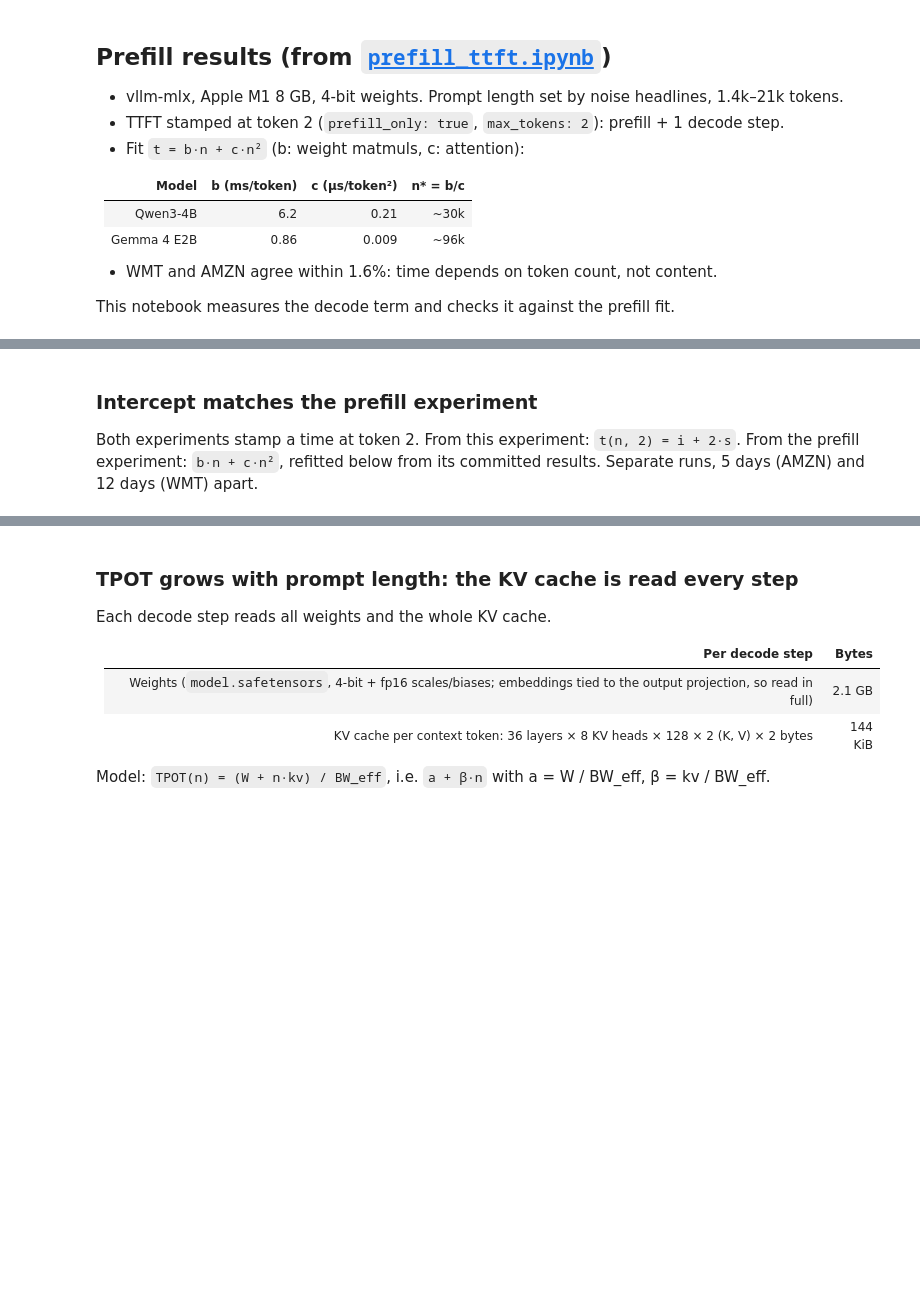
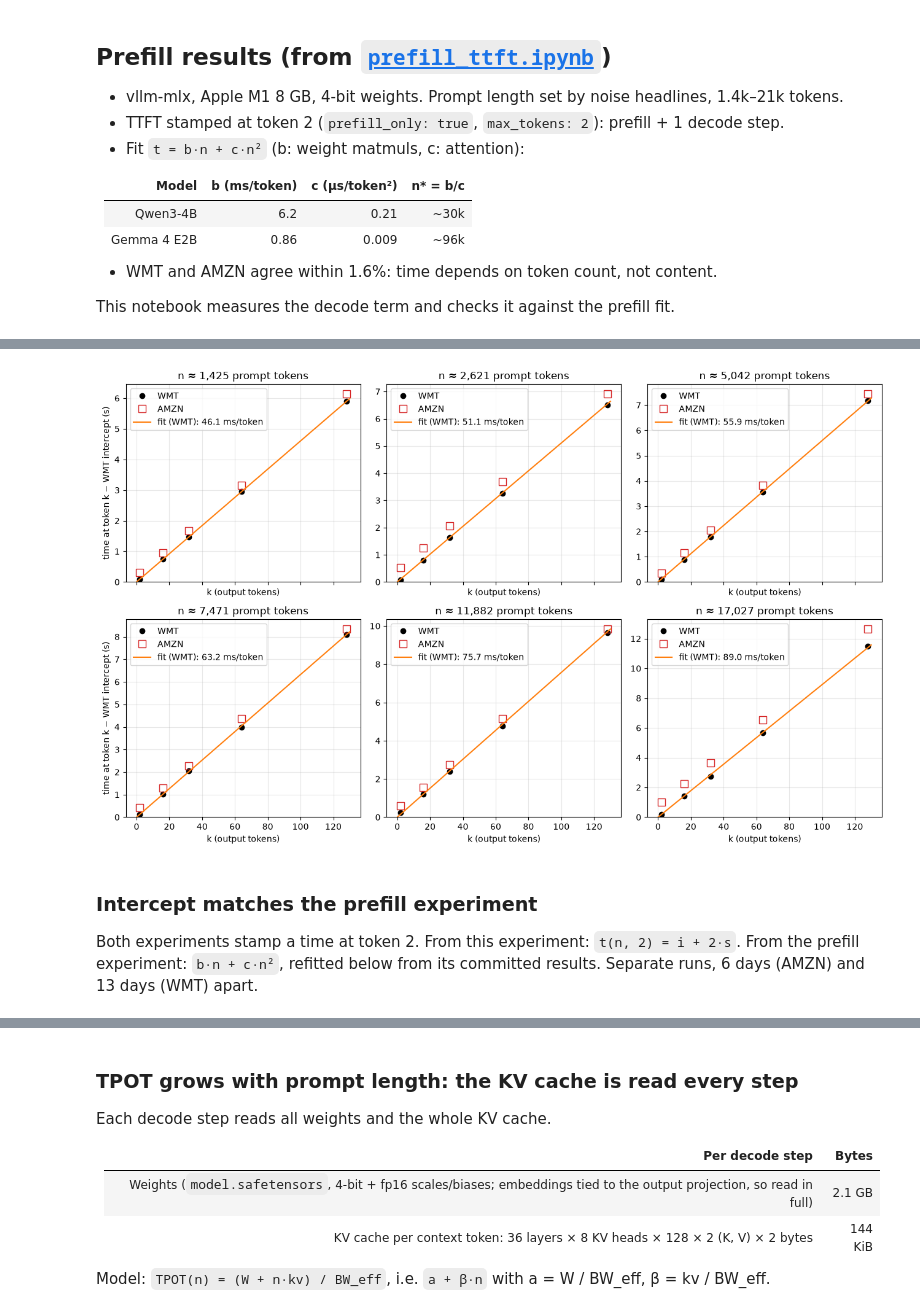
Before and after one commit to scalezen/vllm-market-agent, a Jupyter notebook: benchmarks/decode_tpot.ipynb, the cells around one changed output, grey strips where cells are left out. Drawn from its saved outputs; the diff is of its cells as text; code cells hidden in the pictures; blank space fills up the shorter version.

```diff
--- a/benchmarks/decode_tpot.ipynb
+++ b/benchmarks/decode_tpot.ipynb
@@ -62,7 +65,8 @@ import matplotlib.pyplot as plt
 import numpy as np
 import pandas as pd
 
-RUNS = {"WMT": "results/tpot-decode-baseline-qwen3-wmt.csv", "AMZN": "results/tpot-decode-baseline-qwen3-amzn.csv"}
+RUNS = {"WMT": ("results/tpot-decode-baseline-qwen3-wmt.csv", "2026-11-07T09:30:25"),
+        "AMZN": ("results/tpot-decode-baseline-qwen3-amzn.csv", None)}
 
 
 def line_fit(k, t):
@@ -73,9 +77,9 @@ def line_fit(k, t):
     return coef, se
 
 
-def decode_fits(path):
+def decode_fits(path, run_at):
     df = pd.read_csv(path)
-    df = df[df.ok & (df.completion_tokens == df.max_tokens)]
+    df = df[df.ok & (df.completion_tokens == df.max_tokens) & ((df.run_at == run_at) if run_at else True)]
     rows = []
     for noise, g in df.groupby("noise_headlines"):
         (s, i), (s_se, i_se) = line_fit(g.max_tokens.to_numpy(float), g.ttft_s.to_numpy())
@@ -85,6 +89,6 @@ def decode_fits(path):
 
 
 data, tpot = {}, {}
-for k, p in RUNS.items():
-    data[k], tpot[k] = decode_fits(p)
+for k, (p, run_at) in RUNS.items():
+    data[k], tpot[k] = decode_fits(p, run_at)
 pd.concat(tpot, names=["ticker"]).round(3)
@@ -91,20 +110,23 @@ pd.concat(tpot, names=["ticker"]).round(3)
 # %%
-fig, axes = plt.subplots(1, 3, figsize=(13, 4))
-for ax, (noise, row) in zip(axes, tpot["WMT"].iterrows()):
+fig, axes = plt.subplots(2, 3, figsize=(13, 8), sharex=True)
+for ax, (noise, row) in zip(axes.flat, tpot["WMT"].iterrows()):
     for (name, df), style in zip(data.items(), [dict(fmt="ko"), dict(fmt="s", mfc="none", mec="C3", ms=8)]):
         m = df[df.noise_headlines == noise].groupby("max_tokens").ttft_s
         ax.plot(m.median().index, m.median() - row.intercept_s, style.pop("fmt"), label=name, **style)
     k = np.array([0, 130])
     ax.plot(k, row.tpot_ms / 1e3 * k, label=f"fit (WMT): {row.tpot_ms:.1f} ms/token")
     ax.set(title=f"n ≈ {row.n:,.0f} prompt tokens", xlabel="k (output tokens)", ylim=(0, None))
     ax.grid(alpha=0.3)
     ax.legend()
-axes[0].set_ylabel("time at token k − WMT intercept (s)")
+for ax in axes[:, 0]:
+    ax.set_ylabel("time at token k − WMT intercept (s)")
 fig.tight_layout();
+# %% [output]
+[figure, added]
 # %% [markdown]
 ### Intercept matches the prefill experiment
 
-Both experiments stamp a time at token 2. From this experiment: `t(n, 2) = i + 2·s`. From the prefill experiment: `b·n + c·n²`, refitted below from its committed results. Separate runs, 5 days (AMZN) and 12 days (WMT) apart.
+Both experiments stamp a time at token 2. From this experiment: `t(n, 2) = i + 2·s`. From the prefill experiment: `b·n + c·n²`, refitted below from its committed results. Separate runs, 6 days (AMZN) and 13 days (WMT) apart.
 # %%
 PREFILL = {"WMT": "results/ttft-prefill-baseline.csv", "AMZN": "results/ttft-prefill-baseline-amzn.csv"}
 
```
Also changed, not shown: parts of 11 cells of this notebook.
